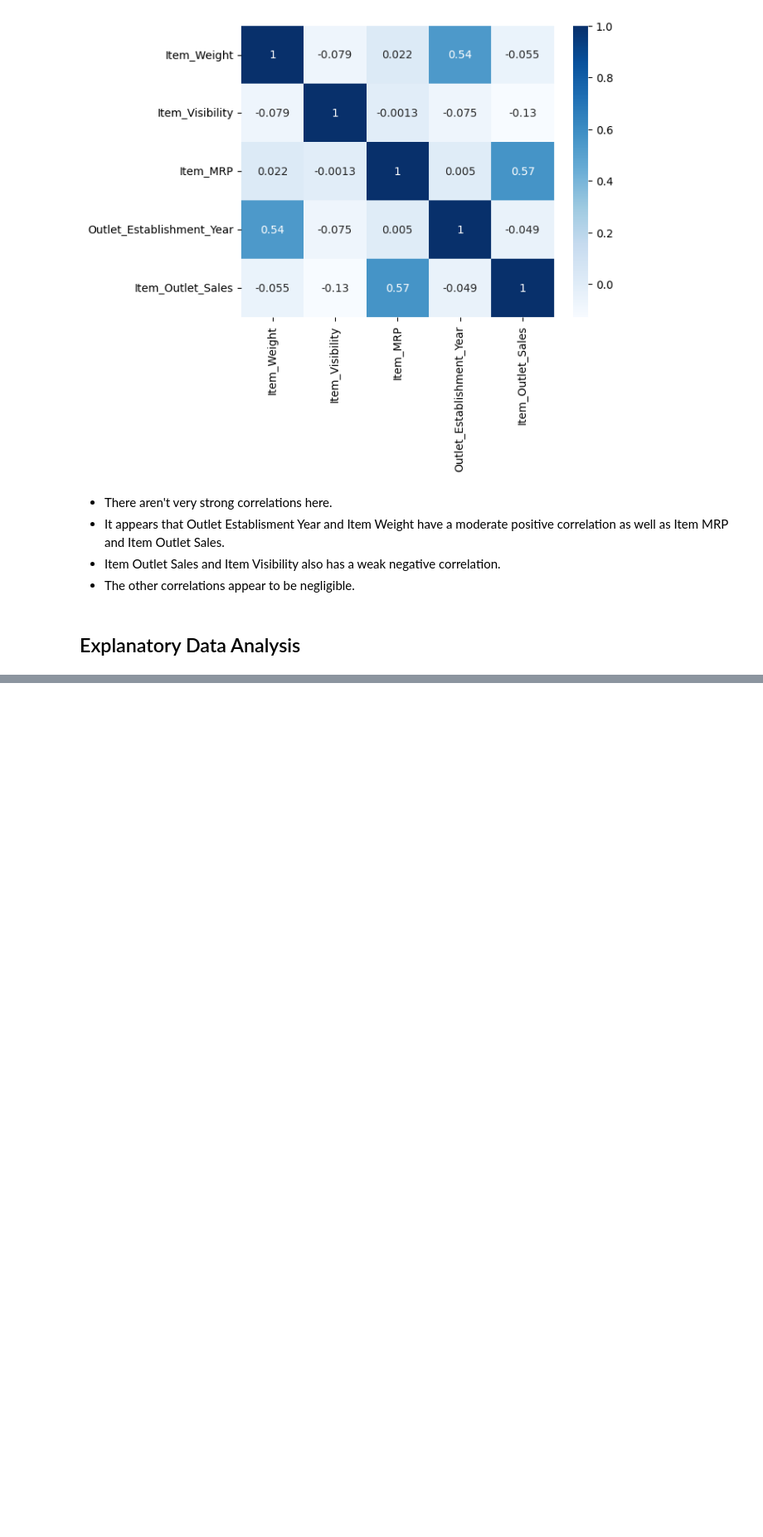
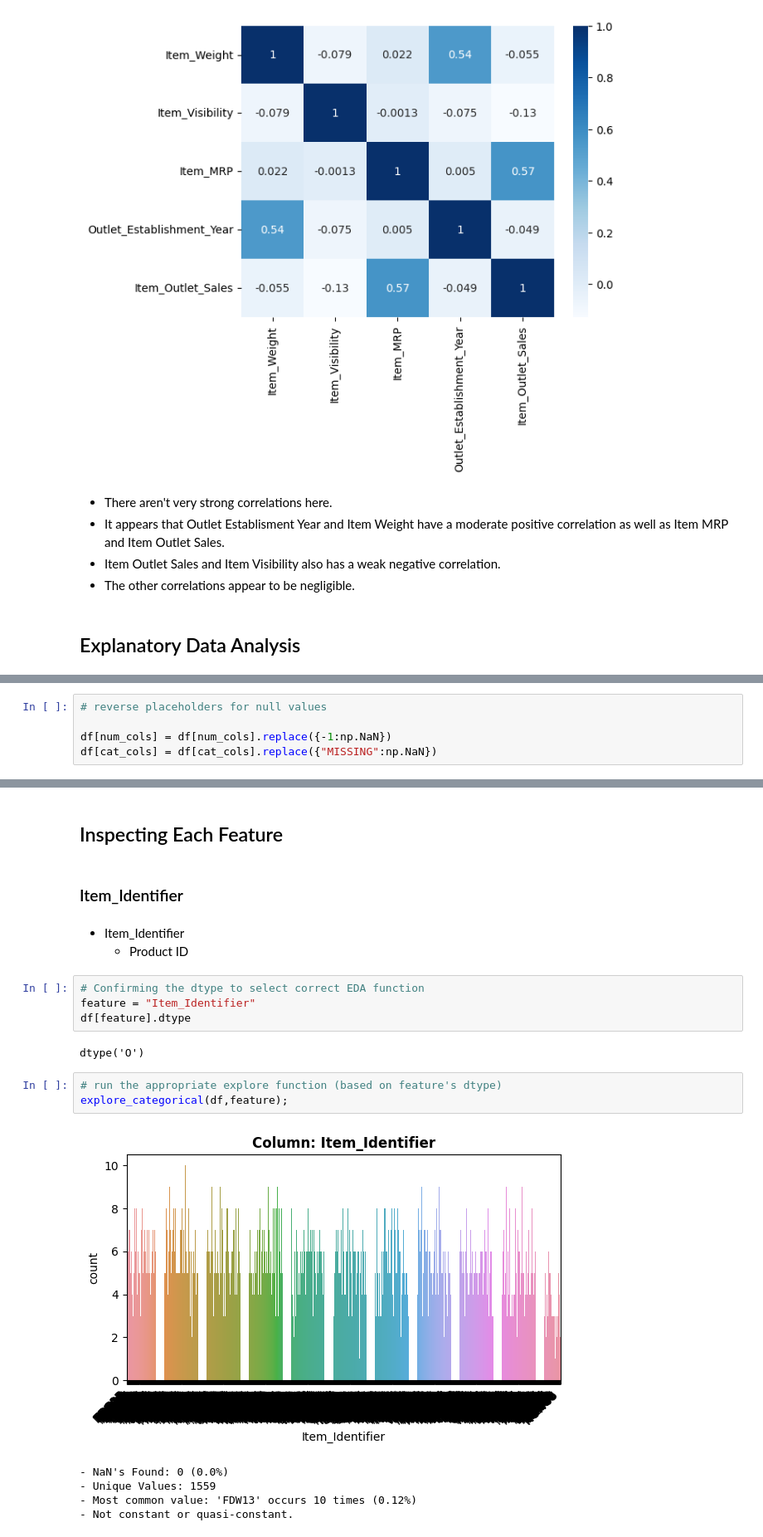
Before and after one commit to anjalixprakash/Prediction-of-Product-Sales, a Jupyter notebook: prediction_of_product_sales.ipynb, the cells around one changed output, grey strips where cells are left out. Shown at 83% size. Cells and saved outputs as stored; diff of their text form; blank space fills up the shorter version.

```diff
--- a/prediction_of_product_sales.ipynb
+++ b/prediction_of_product_sales.ipynb
@@ -434,0 +606,5 @@ sns.heatmap(df.corr(),annot=True,cmap='Blues');
+# %%
+# reverse placeholders for null values
+
+df[num_cols] = df[num_cols].replace({-1:np.NaN})
+df[cat_cols] = df[cat_cols].replace({"MISSING":np.NaN})
@@ -434,0 +631,22 @@ sns.heatmap(df.corr(),annot=True,cmap='Blues');
+# %% [markdown]
+## Inspecting Each Feature
+# %% [markdown]
+### Item_Identifier
+# %% [markdown]
+- Item_Identifier
+  - Product ID
+# %%
+# Confirming the dtype to select correct EDA function
+feature = "Item_Identifier"
+df[feature].dtype
+# %% [output]
+dtype('O')
+# %%
+# run the appropriate explore function (based on feature's dtype)
+explore_categorical(df,feature);
+# %% [output]
+[figure, added]
+- NaN's Found: 0 (0.0%)
+- Unique Values: 1559
+- Most common value: 'FDW13' occurs 10 times (0.12%)
+- Not constant or quasi-constant.
```
Also changed, not shown: parts of 78 cells of this notebook.
